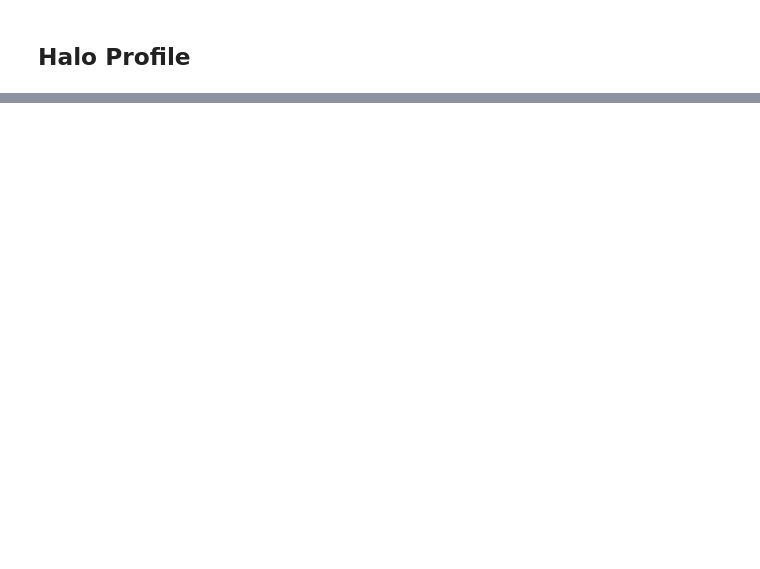
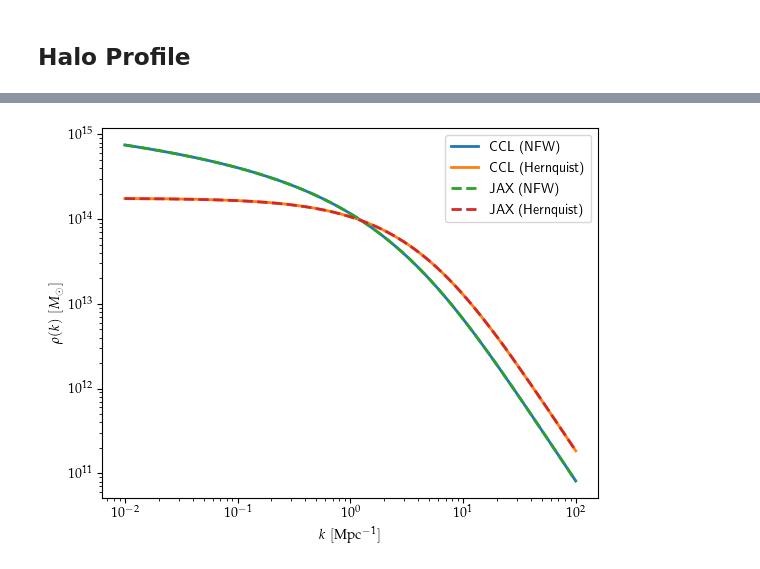
Before and after one commit to Harry45/jaxccl, a Jupyter notebook: notebook_hmfunc.ipynb, the cells around one changed output, grey strips where cells are left out. Drawn from its saved outputs; the diff is of its cells as text; code cells hidden in the pictures; blank space fills up the shorter version.

```diff
--- a/notebook_hmfunc.ipynb
+++ b/notebook_hmfunc.ipynb
@@ -151,0 +276,19 @@ plt.show()
+# %%
+ccl_nfw_fourier = ccl_nfw.fourier(cosmo_ccl, k_arr, 1E14, a_sf)
+jax_nfw_fourier = jax_nfw._fourier_analytic(cosmo_jax, k_arr, 1E14, a_sf, interpolator)
+
+ccl_hq_fourier = ccl_hq.fourier(cosmo_ccl, k_arr, 1E14, a_sf)
+jax_hq_fourier = jax_hq._fourier_analytic(cosmo_jax, k_arr, 1E14, a_sf, interpolator)
+# %%
+plt.loglog(k_arr, ccl_nfw_fourier, lw =2, label = 'CCL (NFW)')
+plt.loglog(k_arr, ccl_hq_fourier, lw =2, label = 'CCL (Hernquist)')
+
+plt.loglog(k_arr, jax_nfw_fourier, linestyle = '--', lw=2, label = 'JAX (NFW)')
+plt.loglog(k_arr, jax_hq_fourier, linestyle = '--', lw=2, label = 'JAX (Hernquist)')
+
+plt.ylabel(r'$\rho(k)\,\,[M_\odot]$')
+plt.xlabel(r'$k\,\,[{\rm Mpc}^{-1}]$')
+plt.legend()
+plt.show()
+# %% [output]
+[figure, added]
```
Also changed, not shown: parts of 13 cells of this notebook, 5 other files.
